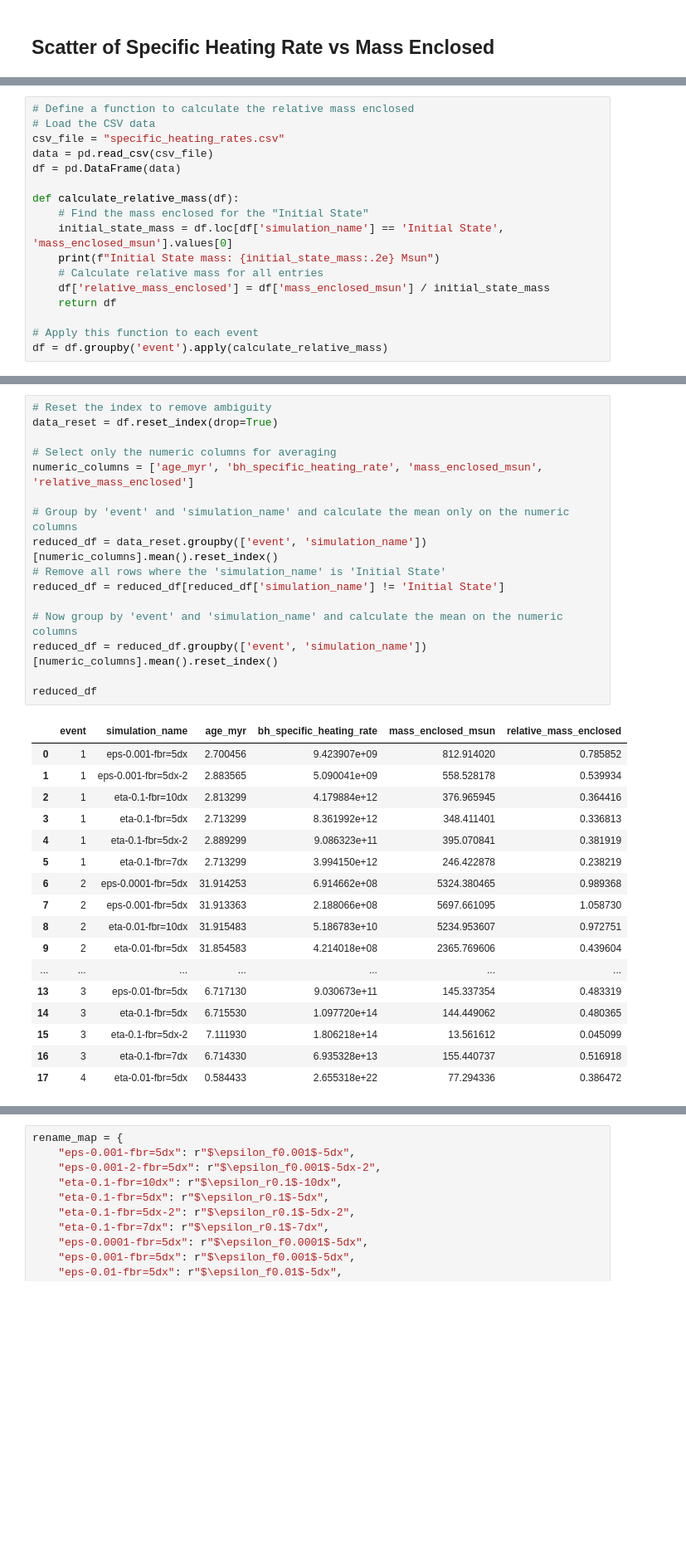
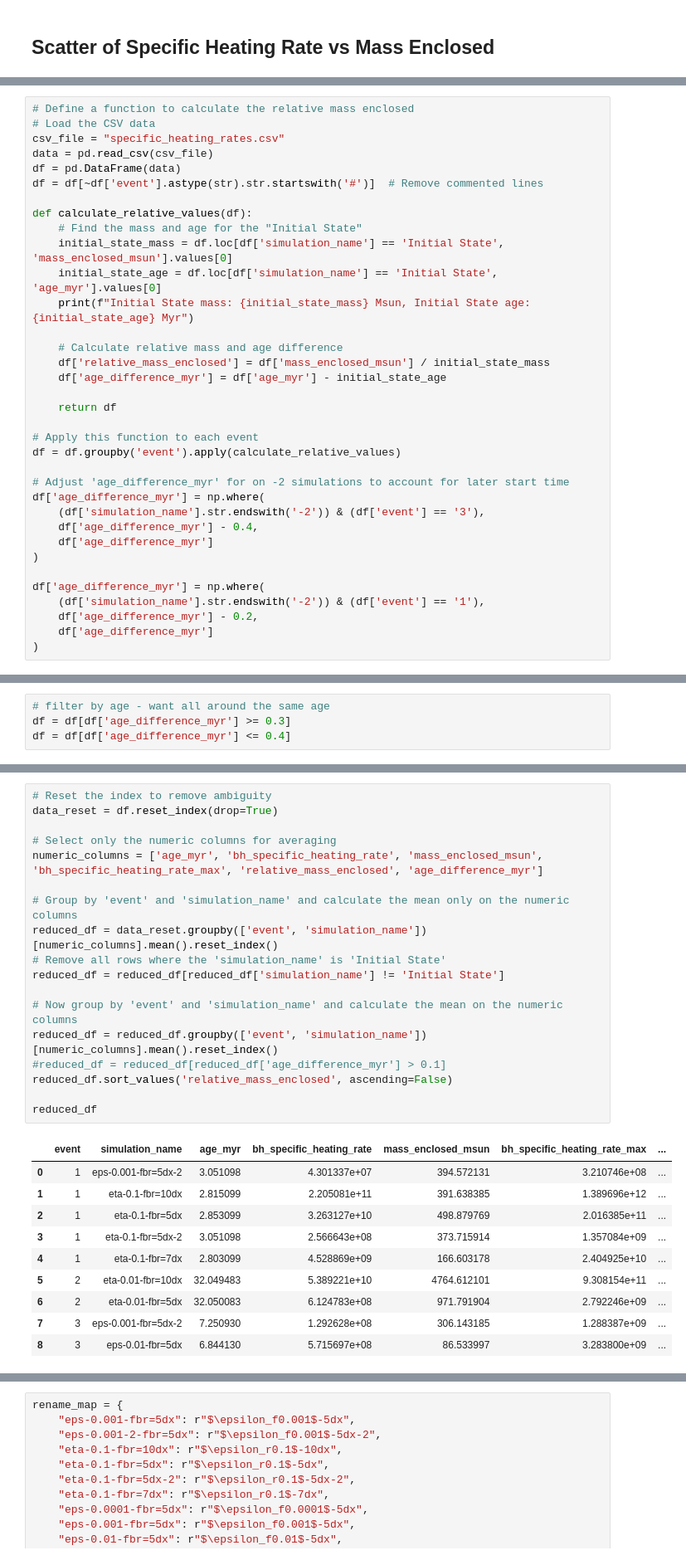
Before and after one commit to simonetgordon/smartstar_simulation_analysis, a Jupyter notebook: python_scripts/plot_tc_ts_ratio.ipynb, the cells around one changed output, grey strips where cells are left out. Shown at 83% size. Cells and saved outputs as stored; diff of their text form; blank space fills up the shorter version.

```diff
--- a/python_scripts/plot_tc_ts_ratio.ipynb
+++ b/python_scripts/plot_tc_ts_ratio.ipynb
@@ -1243,15 +1243,33 @@ import pandas as pd
 csv_file = "specific_heating_rates.csv"
 data = pd.read_csv(csv_file)
 df = pd.DataFrame(data)
+df = df[~df['event'].astype(str).str.startswith('#')]  # Remove commented lines
 
-def calculate_relative_mass(df):
-    # Find the mass enclosed for the "Initial State"
+def calculate_relative_values(df):
+    # Find the mass and age for the "Initial State"
     initial_state_mass = df.loc[df['simulation_name'] == 'Initial State', 'mass_enclosed_msun'].values[0]
-    print(f"Initial State mass: {initial_state_mass:.2e} Msun")
-    # Calculate relative mass for all entries
+    initial_state_age = df.loc[df['simulation_name'] == 'Initial State', 'age_myr'].values[0]
+    print(f"Initial State mass: {initial_state_mass} Msun, Initial State age: {initial_state_age} Myr")
+
+    # Calculate relative mass and age difference
     df['relative_mass_enclosed'] = df['mass_enclosed_msun'] / initial_state_mass
+    df['age_difference_myr'] = df['age_myr'] - initial_state_age
+
     return df
 
 # Apply this function to each event
-df = df.groupby('event').apply(calculate_relative_mass)
+df = df.groupby('event').apply(calculate_relative_values)
+
+# Adjust 'age_difference_myr' for on -2 simulations to account for later start time
+df['age_difference_myr'] = np.where(
+    (df['simulation_name'].str.endswith('-2')) & (df['event'] == '3'),
+    df['age_difference_myr'] - 0.4,
+    df['age_difference_myr']
+)
+
+df['age_difference_myr'] = np.where(
+    (df['simulation_name'].str.endswith('-2')) & (df['event'] == '1'),
+    df['age_difference_myr'] - 0.2,
+    df['age_difference_myr']
+)
 # %% [output]
@@ -1261,0 +1279,4 @@ Initial State mass: 2.00e+02 Msun
+# %%
+# filter by age - want all around the same age
+df = df[df['age_difference_myr'] >= 0.3]
+df = df[df['age_difference_myr'] <= 0.4]
@@ -1262,34 +1304,29 @@ Initial State mass: 2.00e+02 Msun
 # %%
 # Reset the index to remove ambiguity
 data_reset = df.reset_index(drop=True)
 
 # Select only the numeric columns for averaging
-numeric_columns = ['age_myr', 'bh_specific_heating_rate', 'mass_enclosed_msun', 'relative_mass_enclosed']
+numeric_columns = ['age_myr', 'bh_specific_heating_rate', 'mass_enclosed_msun', 'bh_specific_heating_rate_max', 'relative_mass_enclosed', 'age_difference_myr']
 
 # Group by 'event' and 'simulation_name' and calculate the mean only on the numeric columns
 reduced_df = data_reset.groupby(['event', 'simulation_name'])[numeric_columns].mean().reset_index()
 # Remove all rows where the 'simulation_name' is 'Initial State'
 reduced_df = reduced_df[reduced_df['simulation_name'] != 'Initial State']
 
 # Now group by 'event' and 'simulation_name' and calculate the mean on the numeric columns
 reduced_df = reduced_df.groupby(['event', 'simulation_name'])[numeric_columns].mean().reset_index()
+#reduced_df = reduced_df[reduced_df['age_difference_myr'] > 0.1]
+reduced_df.sort_values('relative_mass_enclosed', ascending=False)
 
 reduced_df
 # %% [output]
-|  | event | simulation_name | age_myr | bh_specific_heating_rate | mass_enclosed_msun | relative_mass_enclosed |
-| 0 | 1 | eps-0.001-fbr=5dx | 2.700456 | 9.423907e+09 | 812.914020 | 0.785852 |
-| 1 | 1 | eps-0.001-fbr=5dx-2 | 2.883565 | 5.090041e+09 | 558.528178 | 0.539934 |
-| 2 | 1 | eta-0.1-fbr=10dx | 2.813299 | 4.179884e+12 | 376.965945 | 0.364416 |
-| 3 | 1 | eta-0.1-fbr=5dx | 2.713299 | 8.361992e+12 | 348.411401 | 0.336813 |
-| 4 | 1 | eta-0.1-fbr=5dx-2 | 2.889299 | 9.086323e+11 | 395.070841 | 0.381919 |
-| 5 | 1 | eta-0.1-fbr=7dx | 2.713299 | 3.994150e+12 | 246.422878 | 0.238219 |
-| 6 | 2 | eps-0.0001-fbr=5dx | 31.914253 | 6.914662e+08 | 5324.380465 | 0.989368 |
-| 7 | 2 | eps-0.001-fbr=5dx | 31.913363 | 2.188066e+08 | 5697.661095 | 1.058730 |
-| 8 | 2 | eta-0.01-fbr=10dx | 31.915483 | 5.186783e+10 | 5234.953607 | 0.972751 |
-| 9 | 2 | eta-0.01-fbr=5dx | 31.854583 | 4.214018e+08 | 2365.769606 | 0.439604 |
-| ... | ... | ... | ... | ... | ... | ... |
-| 13 | 3 | eps-0.01-fbr=5dx | 6.717130 | 9.030673e+11 | 145.337354 | 0.483319 |
-| 14 | 3 | eta-0.1-fbr=5dx | 6.715530 | 1.097720e+14 | 144.449062 | 0.480365 |
-| 15 | 3 | eta-0.1-fbr=5dx-2 | 7.111930 | 1.806218e+14 | 13.561612 | 0.045099 |
-| 16 | 3 | eta-0.1-fbr=7dx | 6.714330 | 6.935328e+13 | 155.440737 | 0.516918 |
-| 17 | 4 | eta-0.01-fbr=5dx | 0.584433 | 2.655318e+22 | 77.294336 | 0.386472 |
+|  | event | simulation_name | age_myr | bh_specific_heating_rate | mass_enclosed_msun | bh_specific_heating_rate_max | ... |
+| 0 | 1 | eps-0.001-fbr=5dx-2 | 3.051098 | 4.301337e+07 | 394.572131 | 3.210746e+08 | ... |
+| 1 | 1 | eta-0.1-fbr=10dx | 2.815099 | 2.205081e+11 | 391.638385 | 1.389696e+12 | ... |
+| 2 | 1 | eta-0.1-fbr=5dx | 2.853099 | 3.263127e+10 | 498.879769 | 2.016385e+11 | ... |
+| 3 | 1 | eta-0.1-fbr=5dx-2 | 3.051098 | 2.566643e+08 | 373.715914 | 1.357084e+09 | ... |
+| 4 | 1 | eta-0.1-fbr=7dx | 2.803099 | 4.528869e+09 | 166.603178 | 2.404925e+10 | ... |
+| 5 | 2 | eta-0.01-fbr=10dx | 32.049483 | 5.389221e+10 | 4764.612101 | 9.308154e+11 | ... |
+| 6 | 2 | eta-0.01-fbr=5dx | 32.050083 | 6.124783e+08 | 971.791904 | 2.792246e+09 | ... |
+| 7 | 3 | eps-0.001-fbr=5dx-2 | 7.250930 | 1.292628e+08 | 306.143185 | 1.288387e+09 | ... |
+| 8 | 3 | eps-0.01-fbr=5dx | 6.844130 | 5.715697e+08 | 86.533997 | 3.283800e+09 | ... |
```
Also changed, not shown: parts of 18 cells of this notebook.
